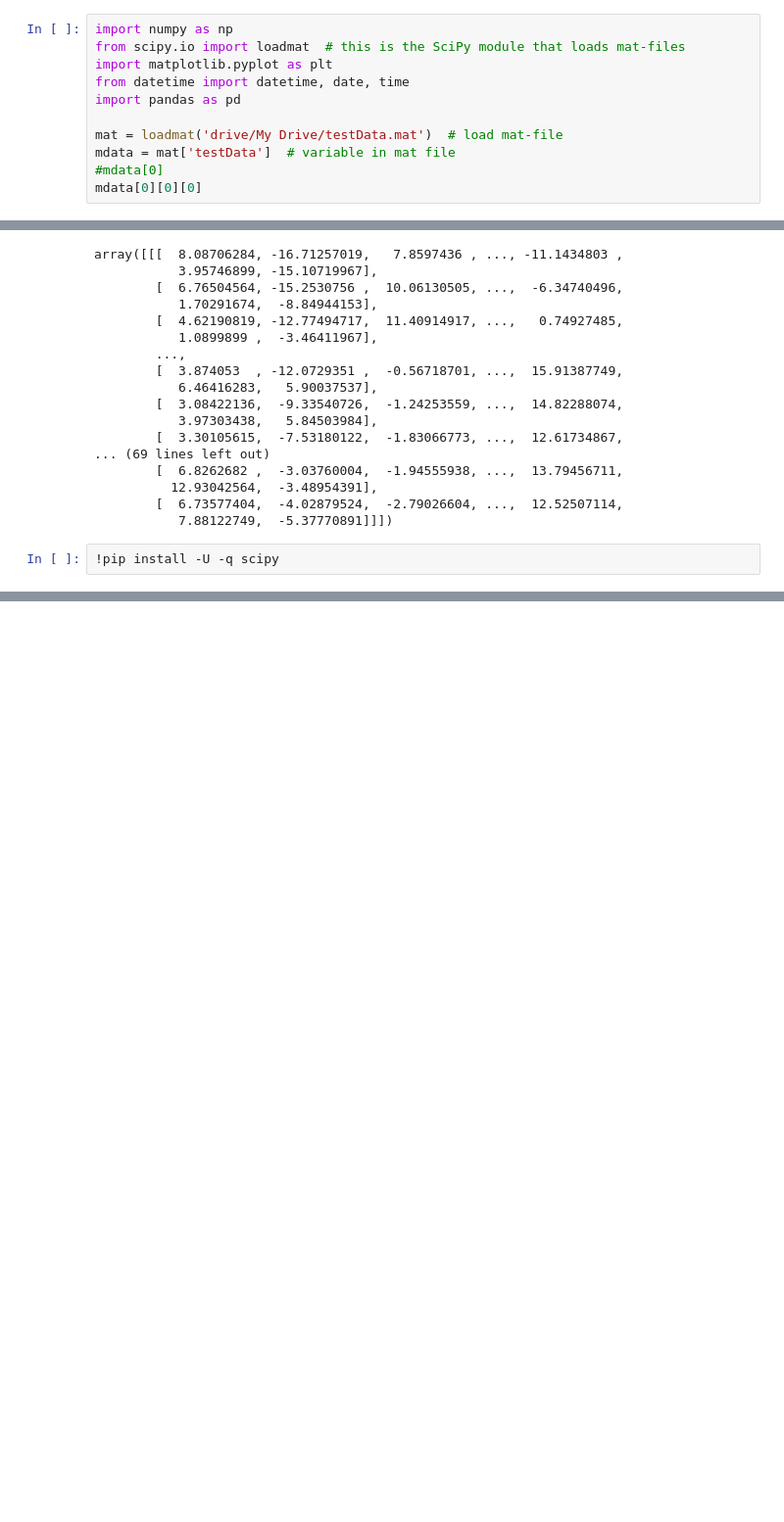
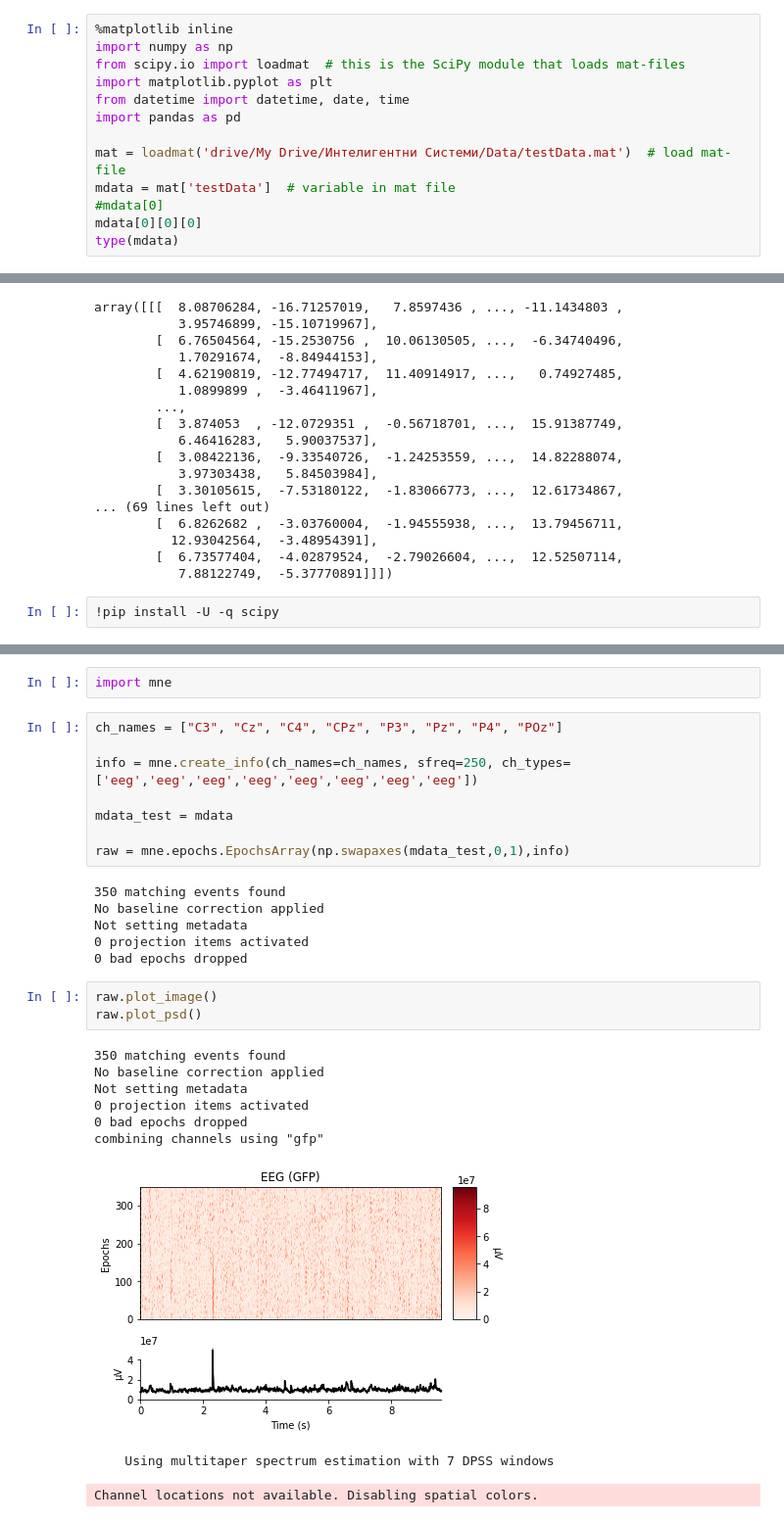
Before and after one commit to dpostolovski/eeg_is, a Jupyter notebook: IS_project.ipynb, the cells around one changed output, grey strips where cells are left out. Shown at 98% size. Cells and saved outputs as stored; diff of their text form; blank space fills up the shorter version.

```diff
--- a/IS_project.ipynb
+++ b/IS_project.ipynb
@@ -8,12 +12,14 @@ Drive already mounted at /content/drive; to attempt to forcibly remount, call dr
 # %%
+%matplotlib inline
 import numpy as np
 from scipy.io import loadmat  # this is the SciPy module that loads mat-files
 import matplotlib.pyplot as plt
 from datetime import datetime, date, time
 import pandas as pd
 
-mat = loadmat('drive/My Drive/testData.mat')  # load mat-file
+mat = loadmat('drive/My Drive/Интелигентни Системи/Data/testData.mat')  # load mat-file
 mdata = mat['testData']  # variable in mat file
 #mdata[0]
 mdata[0][0][0]
+type(mdata)
 # %% [output]
@@ -45,0 +61,29 @@ array([[[  8.08706284, -16.71257019,   7.8597436 , ..., -11.1434803 ,
+# %%
+import mne
+# %%
+ch_names = ["C3", "Cz", "C4", "CPz", "P3", "Pz", "P4", "POz"]
+
+info = mne.create_info(ch_names=ch_names, sfreq=250, ch_types=['eeg','eeg','eeg','eeg','eeg','eeg','eeg','eeg'])
+
+mdata_test = mdata
+
+raw = mne.epochs.EpochsArray(np.swapaxes(mdata_test,0,1),info)
+# %% [output]
+350 matching events found
+No baseline correction applied
+Not setting metadata
+0 projection items activated
+0 bad epochs dropped
+# %%
+raw.plot_image()
+raw.plot_psd()
+# %% [output]
+350 matching events found
+No baseline correction applied
+Not setting metadata
+0 projection items activated
+0 bad epochs dropped
+combining channels using "gfp"
+[figure, added]
+    Using multitaper spectrum estimation with 7 DPSS windows
+Channel locations not available. Disabling spatial colors.
```
Also changed, not shown: parts of 8 cells of this notebook.
